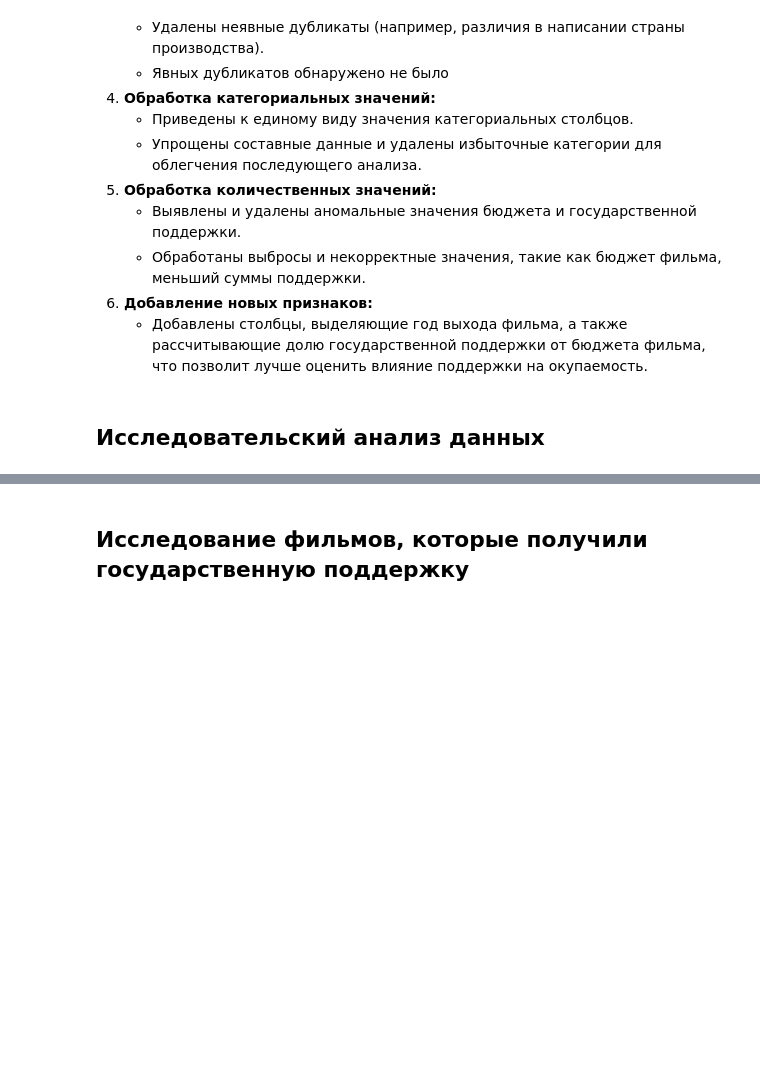
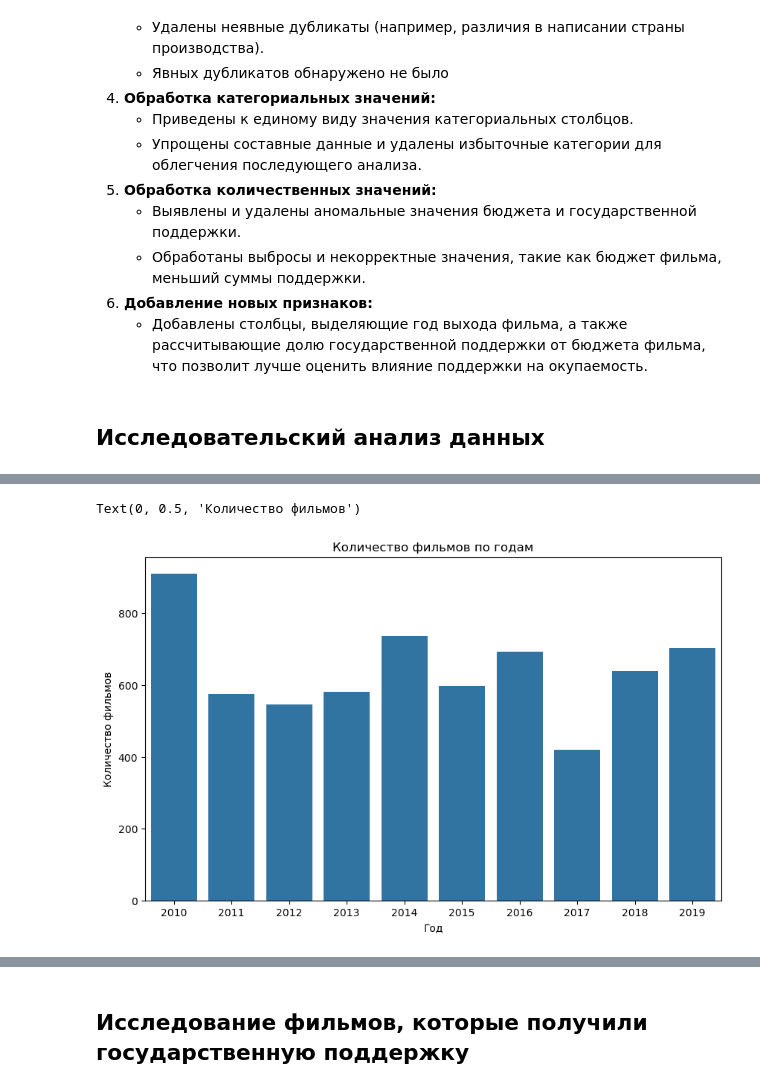
Before and after one commit to arina-fedorova/DataAnalysis, a Jupyter notebook: RU/Исследование данных о российском кинопрокате/film_distribution_analysis.ipynb, the cells around one changed output, grey strips where cells are left out. Drawn from its saved outputs; the diff is of its cells as text; code cells hidden in the pictures; blank space fills up the shorter version.

```diff
--- a/RU/Исследование данных о российском кинопрокате/film_distribution_analysis.ipynb
+++ b/RU/Исследование данных о российском кинопрокате/film_distribution_analysis.ipynb
@@ -536,0 +542,10 @@ data.head()
+# %%
+# Визуально оценим количество фильмов по годам
+plt.figure(figsize=(10, 6))
+sns.countplot(x=data['year'])
+plt.title('Количество фильмов по годам')
+plt.xlabel('Год')
+plt.ylabel('Количество фильмов')
+# %% [output]
+Text(0, 0.5, 'Количество фильмов')
+[figure, added]
```
Also changed, not shown: parts of 10 cells of this notebook.
